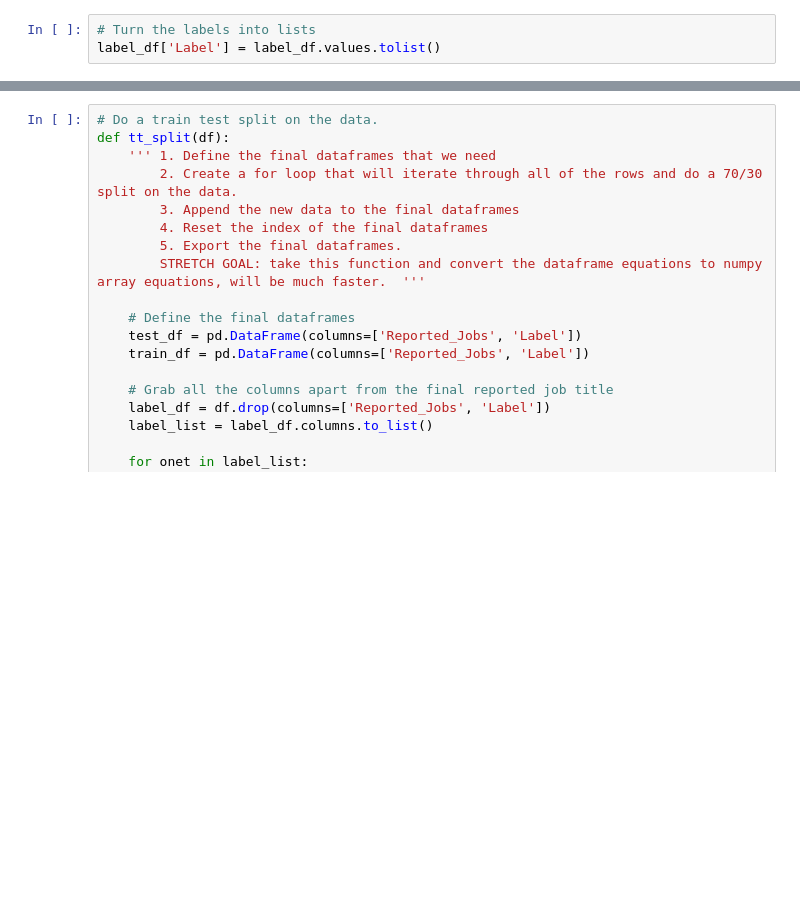
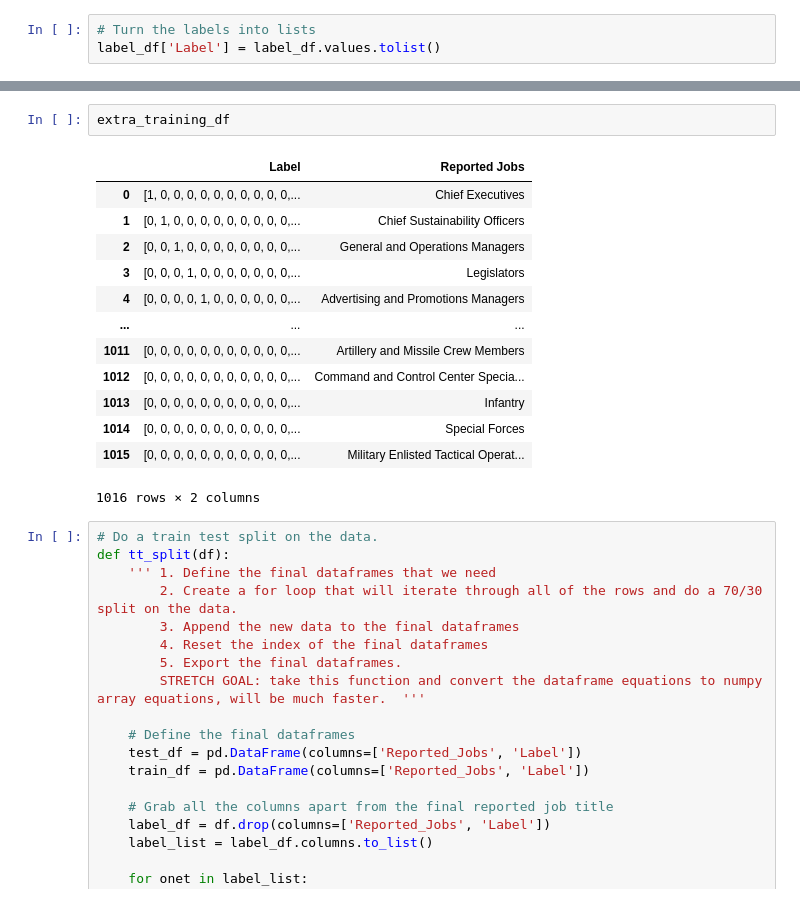
Before and after one commit to OhOmah/ResumeSkillExtraction, a Jupyter notebook: step1DataExploration/DataManipulation.ipynb, the cells around one changed output, grey strips where cells are left out. Saved outputs shown, nothing was run; the diff lists cells and outputs as text; blank space fills up the shorter version.

```diff
--- a/step1DataExploration/DataManipulation.ipynb
+++ b/step1DataExploration/DataManipulation.ipynb
@@ -82,3 +132,19 @@ label_df['Label'] = label_df.values.tolist()
+# %%
+extra_training_df
+# %% [output]
+|  | Label | Reported Jobs |
+| 0 | [1, 0, 0, 0, 0, 0, 0, 0, 0, 0, 0,... | Chief Executives |
+| 1 | [0, 1, 0, 0, 0, 0, 0, 0, 0, 0, 0,... | Chief Sustainability Officers |
+| 2 | [0, 0, 1, 0, 0, 0, 0, 0, 0, 0, 0,... | General and Operations Managers |
+| 3 | [0, 0, 0, 1, 0, 0, 0, 0, 0, 0, 0,... | Legislators |
+| 4 | [0, 0, 0, 0, 1, 0, 0, 0, 0, 0, 0,... | Advertising and Promotions Managers |
+| ... | ... | ... |
+| 1011 | [0, 0, 0, 0, 0, 0, 0, 0, 0, 0, 0,... | Artillery and Missile Crew Members |
+| 1012 | [0, 0, 0, 0, 0, 0, 0, 0, 0, 0, 0,... | Command and Control Center Specia... |
+| 1013 | [0, 0, 0, 0, 0, 0, 0, 0, 0, 0, 0,... | Infantry |
+| 1014 | [0, 0, 0, 0, 0, 0, 0, 0, 0, 0, 0,... | Special Forces |
+| 1015 | [0, 0, 0, 0, 0, 0, 0, 0, 0, 0, 0,... | Military Enlisted Tactical Operat... |
+1016 rows × 2 columns
 # %%
 # Do a train test split on the data.
 def tt_split(df):
```
Also changed, not shown: parts of 10 cells of this notebook, 1 other file.
